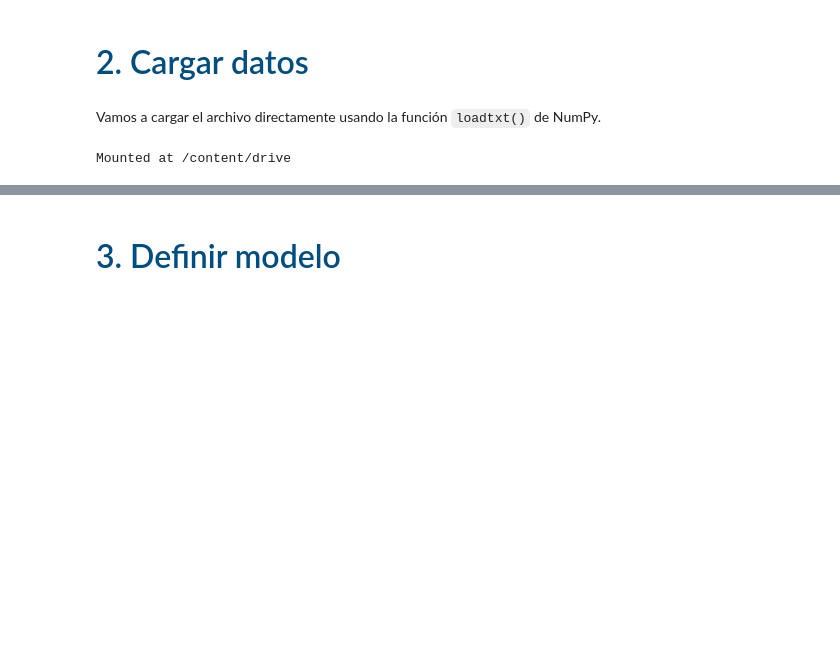
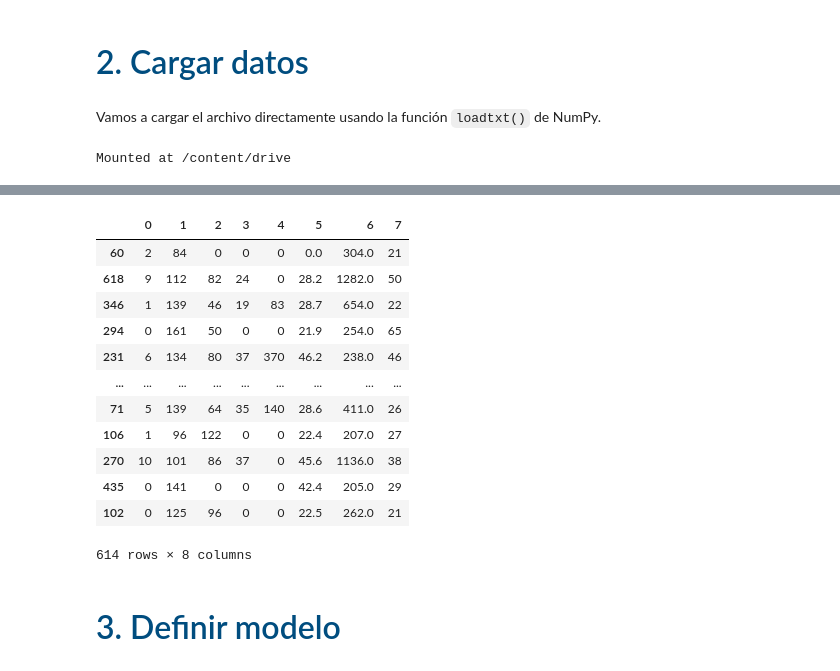
Before and after one commit to cj-chavarria/Deep-Learning-Coursework, a Jupyter notebook: DLCV_11_Desarrollar_una_red_neuronal/DLCV_11_Desarrollar_una_red_neuronal.ipynb, the cells around one changed output, grey strips where cells are left out. Saved outputs shown, nothing was run; the diff lists cells and outputs as text; code cells hidden in the pictures; blank space fills up the shorter version.

```diff
--- a/DLCV_11_Desarrollar_una_red_neuronal/DLCV_11_Desarrollar_una_red_neuronal.ipynb
+++ b/DLCV_11_Desarrollar_una_red_neuronal/DLCV_11_Desarrollar_una_red_neuronal.ipynb
@@ -141,8 +132,15 @@ import matplotlib.pyplot as plt
 # %%
 # Obtener los datos para X y Y
+X = df.loc[:, 0:7]
+y = df.loc[:,8]
 # %%
 # X_train, X_test, y_train, y_test
 
 from sklearn.model_selection import train_test_split
+
+X_train, X_test, y_train, y_test = train_test_split(X,
+                                                    y,
+                                                    test_size=0.2,
+                                                    random_state=42)
 # %%
 # mostrar la cantidad de datos para X_train, X_test, y_train, y_test
@@ -149,3 +156,19 @@ from sklearn.model_selection import train_test_split
+# %%
+X_train
+# %% [output]
+|  | 0 | 1 | 2 | 3 | 4 | 5 | 6 | 7 |
+| 60 | 2 | 84 | 0 | 0 | 0 | 0.0 | 304.0 | 21 |
+| 618 | 9 | 112 | 82 | 24 | 0 | 28.2 | 1282.0 | 50 |
+| 346 | 1 | 139 | 46 | 19 | 83 | 28.7 | 654.0 | 22 |
+| 294 | 0 | 161 | 50 | 0 | 0 | 21.9 | 254.0 | 65 |
+| 231 | 6 | 134 | 80 | 37 | 370 | 46.2 | 238.0 | 46 |
+| ... | ... | ... | ... | ... | ... | ... | ... | ... |
+| 71 | 5 | 139 | 64 | 35 | 140 | 28.6 | 411.0 | 26 |
+| 106 | 1 | 96 | 122 | 0 | 0 | 22.4 | 207.0 | 27 |
+| 270 | 10 | 101 | 86 | 37 | 0 | 45.6 | 1136.0 | 38 |
+| 435 | 0 | 141 | 0 | 0 | 0 | 42.4 | 205.0 | 29 |
+| 102 | 0 | 125 | 96 | 0 | 0 | 22.5 | 262.0 | 21 |
+614 rows × 8 columns
 # %% [markdown]
 <a id="section3"></a>
 # <font color="#004D7F" size=6>3. Definir modelo</font>
```
Also changed, not shown: parts of 12 cells of this notebook, 4 other files.
